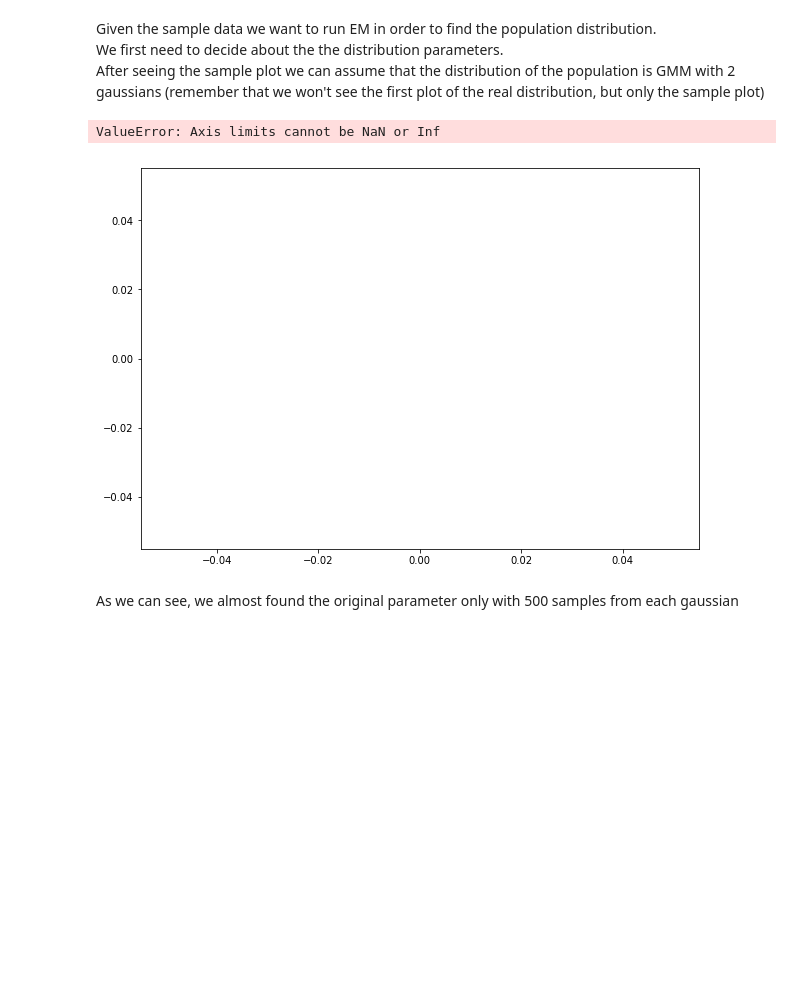
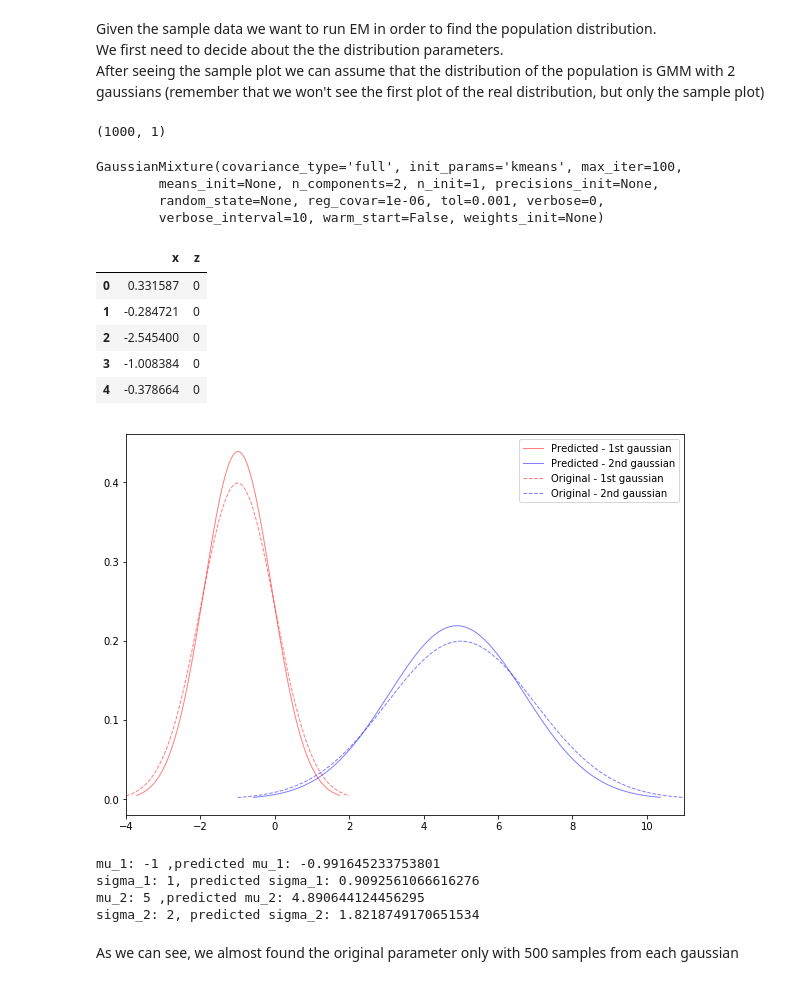
Before and after one commit to naomi-e/ML-hw4, a Jupyter notebook: Exercise 4 - EM.ipynb, the cells around one changed output. Saved outputs shown, nothing was run; the diff lists cells and outputs as text; code cells hidden in the pictures; blank space fills up the shorter version.

```diff
--- a/Exercise 4 - EM.ipynb
+++ b/Exercise 4 - EM.ipynb
@@ -90,17 +102,41 @@ After seeing the sample plot we can assume that the distribution of the populati
 # %%
 from sklearn.mixture import GaussianMixture
 
 # TODO: init a GaussianMixture with 2 components
+gmix =  GaussianMixture(n_components=2, covariance_type='full')
+#, tol=0.001, reg_covar=1e-06, max_iter=100, n_init=1, init_params=’kmeans’, weights_init=None, means_init=None, precisions_init=None, random_state=None, warm_start=False, verbose=0, verbose_interval=10)
+
 # TODO: fit your model with the given data and predict the gaussian for each data point
 # hint: use sklearn.mixture.GaussianMixture ducomentation if you need help with find the relevant method
 
+print(np.array(df).shape)
+gmix.fit(np.array(df))
+
 z=None
-df['z'] = z # z is an array of size 1000 where z[i] is the number of the gaussian the i-th point belongs to (either 0 or 1)
+#print(gmix.predict(np.array(df)))
+df['z'] = gmix.predict(np.array(df)) # z is an array of size 1000 where z[i] is the number of the gaussian the i-th point belongs to (either 0 or 1)
+
+df.head()
+# %% [output]
+(1000, 1)
+GaussianMixture(covariance_type='full', init_params='kmeans', max_iter=100,
+        means_init=None, n_components=2, n_init=1, precisions_init=None,
+        random_state=None, reg_covar=1e-06, tol=0.001, verbose=0,
+        verbose_interval=10, warm_start=False, weights_init=None)
+|  | x | z |
+| 0 | 0.331587 | 0 |
+| 1 | -0.284721 | 0 |
+| 2 | -2.545400 | 0 |
+| 3 | -1.008384 | 0 |
+| 4 | -0.378664 | 0 |
 # %%
 plot_pred_vs_actual(df)
 # %% [output]
+[figure, new version]
-ValueError: Axis limits cannot be NaN or Inf
+mu_1: -1 ,predicted mu_1: -0.991645233753801
+sigma_1: 1, predicted sigma_1: 0.9092561066616276
+mu_2: 5 ,predicted mu_2: 4.890644124456295
+sigma_2: 2, predicted sigma_2: 1.8218749170651534
-[figure, old version]
 # %% [markdown]
 As we can see, we almost found the original parameter only with 500 samples from each gaussian
 # %% [markdown]
```
Also changed, not shown: parts of 6 cells of this notebook, 1 other file.
